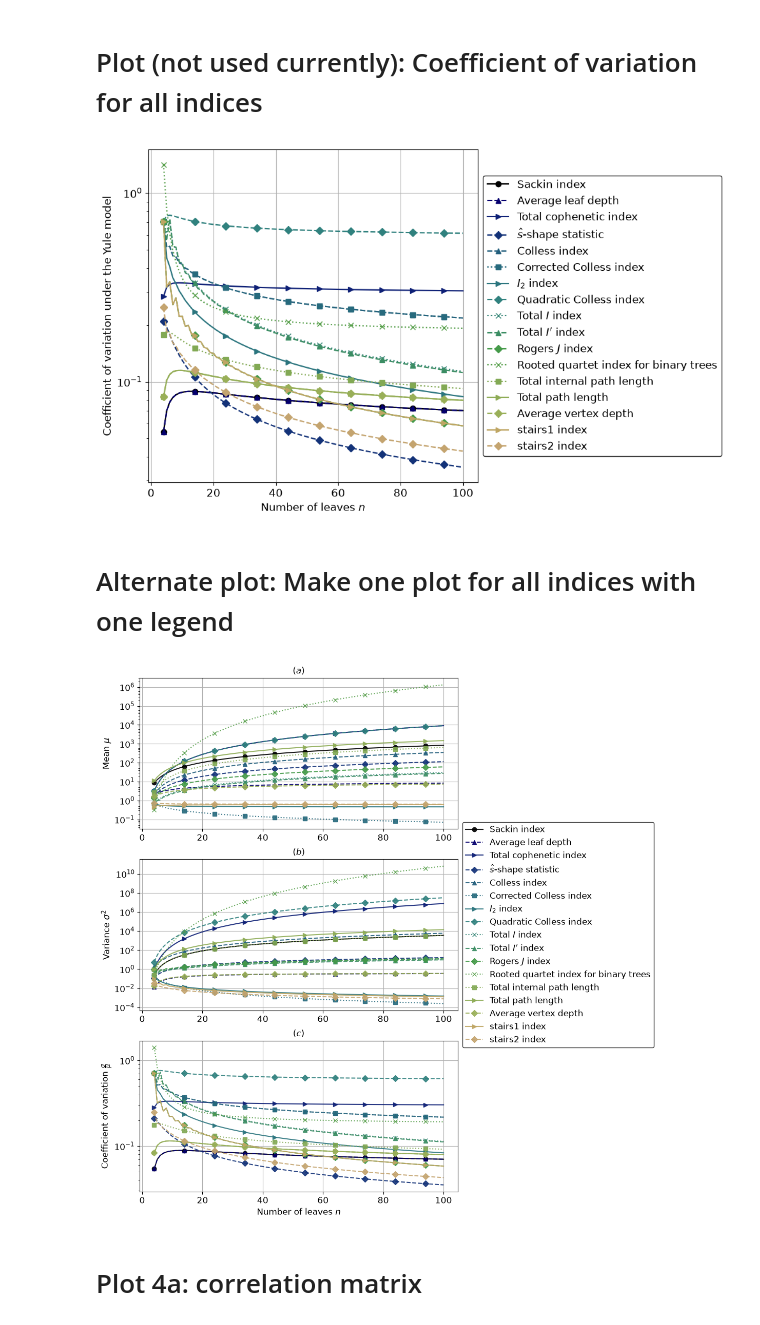
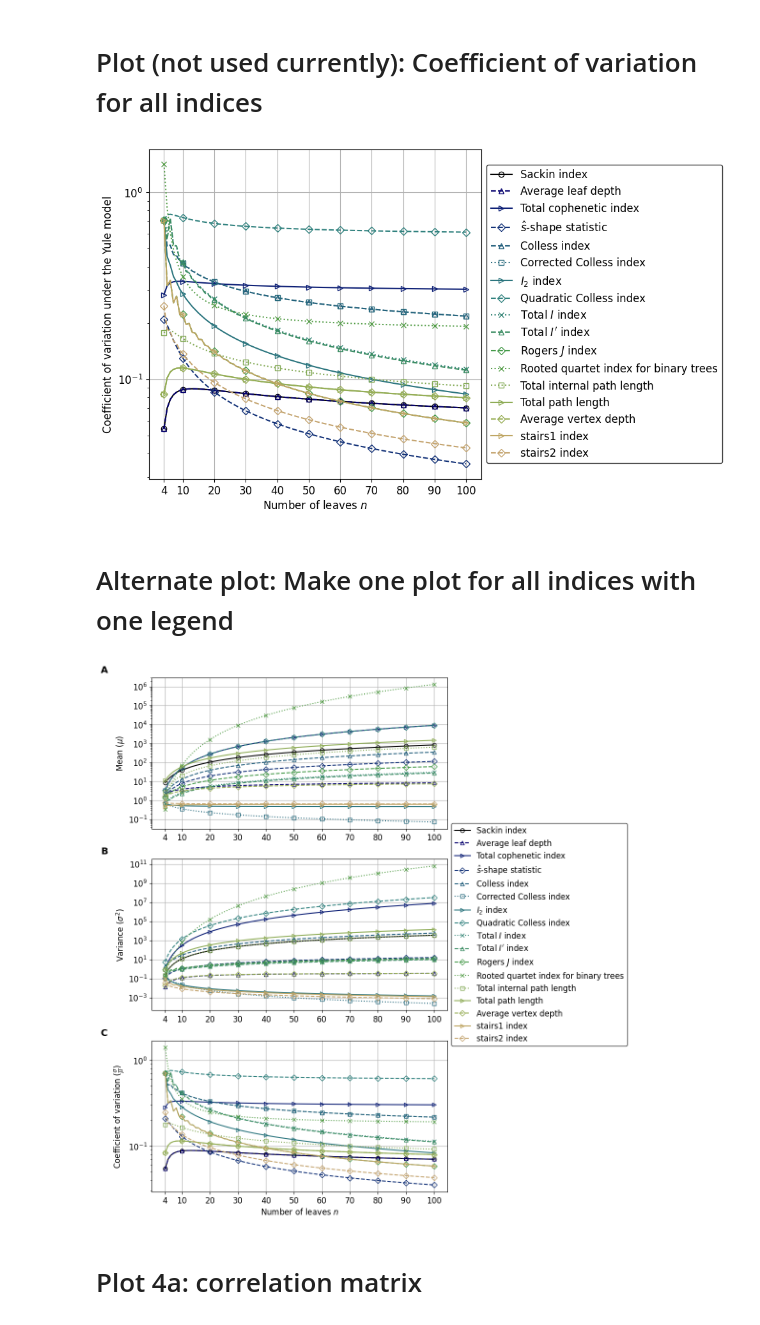
Before and after one commit to dbauman18/phylogenetic_basis_statistics, a Jupyter notebook: notebooks/plot_figures.ipynb, the cells around one changed output. Cells and saved outputs as stored; diff of their text form; code cells hidden in the pictures.

Commit message:
Better plots figure 2

```diff
--- a/notebooks/plot_figures.ipynb
+++ b/notebooks/plot_figures.ipynb
@@ -20,11 +20,12 @@ from src.tree_bstats.plotting_params import plot_params
 # Figure 2: mean of 17 balance indices represented by the daughter-number basis
 # %%
 mean = []
+min_n = 4
 max_n = 100
 indices = BalanceIndexCoefficients().get_daughter_labels()
 
 # For all n in the range, we will compute the mean of all basis indices under daughter basis
-N = range(4, max_n + 1)
+N = range(min_n, max_n + 1)
 for n in N:
     mu = daughter_mean(n)
     daughter_coef = BalanceIndexCoefficients(n).get_daughter_coefficients()
@@ -60,11 +62,12 @@ plt.show()
 # %%
 # This block may take a while (~1-2 minute on my machines)
 variances = []
+min_n = 4
 max_n = 100
 indices = BalanceIndexCoefficients().get_daughter_labels()
 
 # For all n in the range, we will compute the variances of all basis indices under daughter basis
-N = range(4, max_n + 1)
+N = range(min_n, max_n + 1)
 for n in N:
     # Daughter-number coefficients
     daughter_coef = BalanceIndexCoefficients(n).get_daughter_coefficients()
@@ -81,19 +84,20 @@ for n in N:
 variances = np.array(variances)
 # %%
 # Plot the variances on a semilogy scale
+marker_x = np.array([4, 10, 20, 30, 40, 50, 60, 70, 80, 90, 100])
 plt.figure(figsize=(10, 6))
 for i, index in enumerate(indices):
     params = plot_params(index)
     plt.semilogy(N, variances[:, i], label=params['label'],
                  linestyle = params['linestyle'],
-                 marker = params['marker'], markevery=10,
+                 marker = params['marker'], markevery=marker_x - min_n, mfc='none',
                  color = params['color'])
 
 plt.xlabel('Number of leaves $n$', fontsize=12)
 plt.ylabel('Variance under the Yule model', fontsize=12)
 plt.legend(loc='center left', bbox_to_anchor=(1, 0.5), fontsize = 12, edgecolor='black')
 # Fontsize for the x and y axes
-plt.xticks(fontsize=12)
+plt.xticks(marker_x, fontsize=12)
 plt.yticks(fontsize=12)
 plt.grid(True)
 plt.tight_layout()
@@ -105,74 +109,86 @@ plt.show()
 # Plot (not used currently): Coefficient of variation for all indices
 # %%
 # Plot the coefficient of variation (CV = std / mean) on a semilogy scale
+marker_x = np.array([4, 10, 20, 30, 40, 50, 60, 70, 80, 90, 100])
 plt.figure(figsize=(10, 6))
 for i, index in enumerate(indices):
     params = plot_params(index)
     plt.semilogy(N, np.sqrt(variances[:, i]) / mean[:, i], label=params['label'],
                  linestyle = params['linestyle'],
-                 marker = params['marker'], markevery=10,
+                 marker = params['marker'], markevery=marker_x - min_n, mfc='none',
                  color = params['color'])
 
 plt.xlabel('Number of leaves $n$', fontsize=12)
 plt.ylabel('Coefficient of variation under the Yule model', fontsize=12)
 plt.legend(loc='center left', bbox_to_anchor=(1, 0.5), fontsize = 12, edgecolor='black')
 # Fontsize for the x and y axes
-plt.xticks(fontsize=12)
+plt.xticks(marker_x, fontsize=12)
 plt.yticks(fontsize=12)
 plt.grid(True)
 plt.tight_layout()
 plt.savefig(os.path.join(parent_dir, 'plots', 'coefficient_of_variation_Plot.png'), dpi=300, bbox_inches='tight')
 plt.show()
 # %% [output]
-[figure, old version]
+[figure, new version]
 # %% [markdown]
 # Alternate plot: Make one plot for all indices with one legend
 # %%
-fig, ax = plt.subplots(3, 1, figsize = (8, 13))
+fig, ax = plt.subplots(3, 1, figsize = (8, 14))
 
-alpha = 0.9
+marker_x = np.array([4, 10, 20, 30, 40, 50, 60, 70, 80, 90, 100])
+
 # Mean plot at top
 for i, index in enumerate(indices):
     params = plot_params(index)
     ax[0].semilogy(N, mean[:, i], label=params['label'],
                     linestyle = params['linestyle'],
-                    marker = params['marker'], markevery=10,
-                    color = params['color'],
-                    alpha = alpha)
+                    marker = params['marker'], markevery=marker_x - min_n, mfc='none',
+                    color = params['color'])
 
     ax[1].semilogy(N, variances[:, i], label=params['label'],
                     linestyle = params['linestyle'],
-                    marker = params['marker'], markevery=10,
-                    color = params['color'],
-                    alpha = alpha)
+                    marker = params['marker'], markevery=marker_x - min_n, mfc='none',
+                    color = params['color'])
 
     ax[2].semilogy(N, np.sqrt(variances[:, i]) / mean[:, i], label=params['label'],
                     linestyle = params['linestyle'],
-                    marker = params['marker'], markevery=10,
-                    color = params['color'],
-                    alpha = alpha)
+                    marker = params['marker'], markevery=marker_x - min_n, mfc='none',
+                    color = params['color'])
 # Label the axes with titles
-ax[0].set_title('$(a)$')
-ax[1].set_title('$(b)$')
-ax[2].set_title('$(c)$')
+labels = ['A', 'B', 'C']
+
+for a, label in zip(ax, labels):
+    a.text(
+        -0.16, 1.02, label,
+        transform=a.transAxes,  # coordinates relative to this subplot
+        fontsize=14,
+        fontweight='bold',
+        ha='center',
+        va='bottom',
+    )
+
+# Xticks
+ax[0].set_xticks(marker_x)
+ax[1].set_xticks(marker_x)
+ax[2].set_xticks(marker_x)
 
 ax[2].set_xlabel('Number of leaves $n$', fontsize=12)
-ax[0].set_ylabel('Mean $\\mu$', fontsize=12)
-ax[1].set_ylabel('Variance $\\sigma^2$', fontsize=12)
-ax[2].set_ylabel('Coefficient of variation $\\frac{\\sigma}{\\mu}$', fontsize=12)
+ax[0].set_ylabel('Mean $(\\mu)$', fontsize=12)
+ax[1].set_ylabel('Variance $(\\sigma^2)$', fontsize=12)
+ax[2].set_ylabel('Coefficient of variation $(\\frac{\\sigma}{\\mu})$', fontsize=12)
 
 # Fontsize for the x and y axes
 for a in ax:
     a.tick_params(axis='both', which='major', labelsize=12)
     a.grid(True)
 
 # Legend for the middle plot
 ax[1].legend(loc='center left', bbox_to_anchor=(1, 0.5), fontsize = 12, edgecolor='black')
 
 plt.savefig(os.path.join(parent_dir, 'plots', 'mean_variance_cv_plot.png'), dpi=300, bbox_inches='tight')
 plt.show()
 # %% [output]
-[figure, old version]
+[figure, new version]
 # %% [markdown]
 # Plot 4a: correlation matrix
 # %%
```
Also changed, not shown: parts of 3 cells of this notebook, 1 other file.
